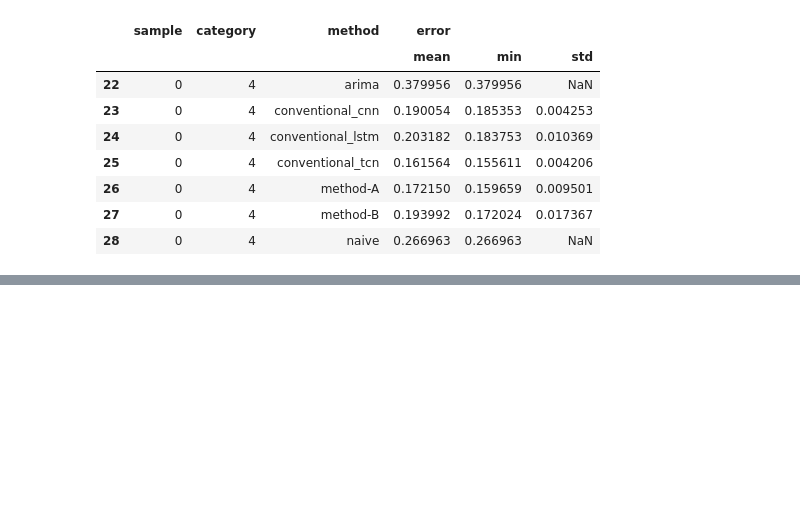
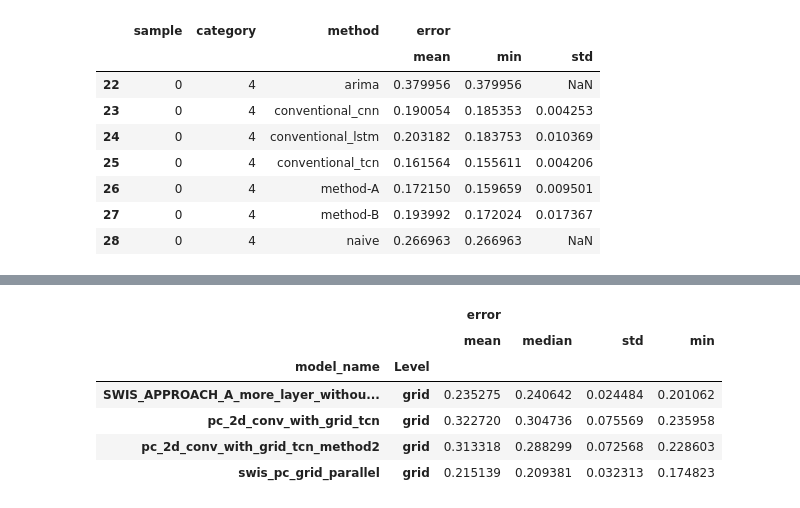
Before and after one commit to ManeeshaPerera/HTCNN-Forecasting, a Jupyter notebook: notebooks/swis_random_sample_results.ipynb, the cells around one changed output, grey strips where cells are left out. Cells and saved outputs as stored; diff of their text form; code cells hidden in the pictures; blank space fills up the shorter version.

```diff
--- a/notebooks/swis_random_sample_results.ipynb
+++ b/notebooks/swis_random_sample_results.ipynb
@@ -134,0 +155,11 @@ test_err.loc[test_err['category']==4]
+# %%
+new_errors = pd.read_csv('../swis_combined_nn_results/all_errors.csv', index_col=0)
+new_errors.groupby(['model_name','Level']).agg({'error': ['mean', 'median', 'std', 'min']})
+# %% [output]
+|  |  | error |  |  |  |
+|  |  | mean | median | std | min |
+| model_name | Level |  |  |  |  |
+| SWIS_APPROACH_A_more_layer_withou... | grid | 0.235275 | 0.240642 | 0.024484 | 0.201062 |
+| pc_2d_conv_with_grid_tcn | grid | 0.322720 | 0.304736 | 0.075569 | 0.235958 |
+| pc_2d_conv_with_grid_tcn_method2 | grid | 0.313318 | 0.288299 | 0.072568 | 0.228603 |
+| swis_pc_grid_parallel | grid | 0.215139 | 0.209381 | 0.032313 | 0.174823 |
```
Also changed, not shown: parts of 17 cells of this notebook, 4 other files.
